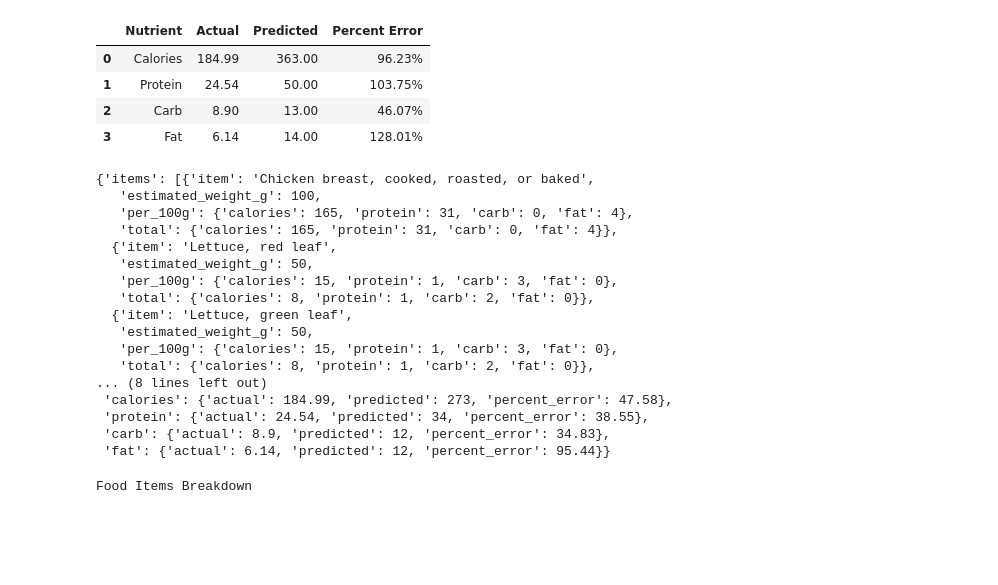
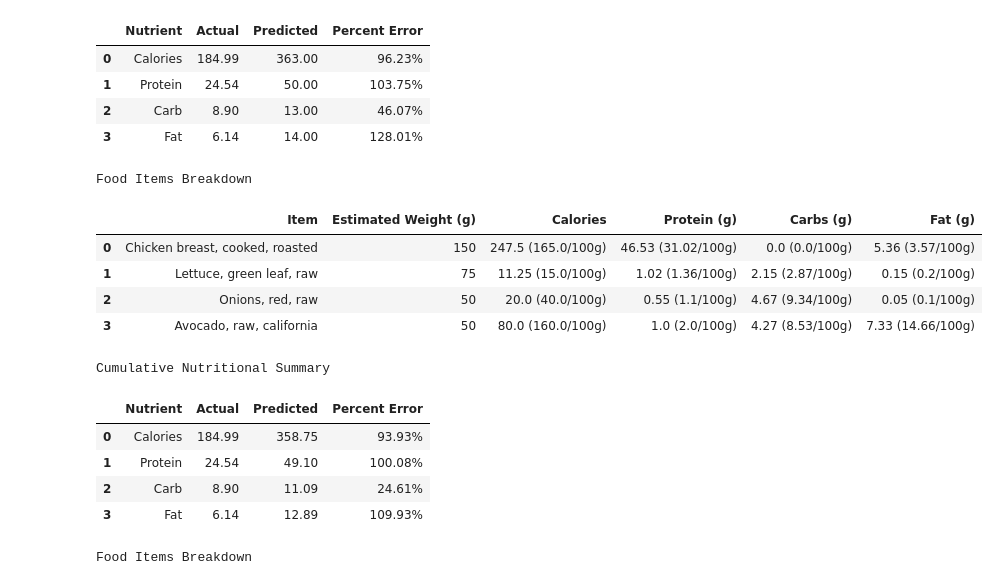
Before and after one commit to pattssun/FitHub, a Jupyter notebook: main.ipynb, the cells around one changed output. Saved outputs shown, nothing was run; the diff lists cells and outputs as text; code cells hidden in the pictures; blank space fills up the shorter version.

Commit message:
fix output format

```diff
--- a/main.ipynb
+++ b/main.ipynb
@@ -303,25 +240,22 @@ Cumulative Nutritional Summary
 | 3 | Fat | 6.14 | 14.00 | 128.01% |
 # %%
 predicted_data_4 = get_predicted_data("images/4.png")
-predicted_data_4
+formatted_predicted_data_4 = format_predicted_data(predicted_data_4, "images/4.png")
+display(formatted_predicted_data_4["items"])
+display(formatted_predicted_data_4["summary"])
 # %% [output]
-{'items': [{'item': 'Chicken breast, cooked, roasted, or baked',
-   'estimated_weight_g': 100,
-   'per_100g': {'calories': 165, 'protein': 31, 'carb': 0, 'fat': 4},
-   'total': {'calories': 165, 'protein': 31, 'carb': 0, 'fat': 4}},
-  {'item': 'Lettuce, red leaf',
-   'estimated_weight_g': 50,
-   'per_100g': {'calories': 15, 'protein': 1, 'carb': 3, 'fat': 0},
-   'total': {'calories': 8, 'protein': 1, 'carb': 2, 'fat': 0}},
-  {'item': 'Lettuce, green leaf',
-   'estimated_weight_g': 50,
-   'per_100g': {'calories': 15, 'protein': 1, 'carb': 3, 'fat': 0},
-   'total': {'calories': 8, 'protein': 1, 'carb': 2, 'fat': 0}},
-... (8 lines left out)
- 'calories': {'actual': 184.99, 'predicted': 273, 'percent_error': 47.58},
- 'protein': {'actual': 24.54, 'predicted': 34, 'percent_error': 38.55},
- 'carb': {'actual': 8.9, 'predicted': 12, 'percent_error': 34.83},
- 'fat': {'actual': 6.14, 'predicted': 12, 'percent_error': 95.44}}
+Food Items Breakdown
+|  | Item | Estimated Weight (g) | Calories | Protein (g) | Carbs (g) | Fat (g) |
+| 0 | Chicken breast, cooked, roasted | 150 | 247.5 (165.0/100g) | 46.53 (31.02/100g) | 0.0 (0.0/100g) | 5.36 (3.57/100g) |
+| 1 | Lettuce, green leaf, raw | 75 | 11.25 (15.0/100g) | 1.02 (1.36/100g) | 2.15 (2.87/100g) | 0.15 (0.2/100g) |
+| 2 | Onions, red, raw | 50 | 20.0 (40.0/100g) | 0.55 (1.1/100g) | 4.67 (9.34/100g) | 0.05 (0.1/100g) |
+| 3 | Avocado, raw, california | 50 | 80.0 (160.0/100g) | 1.0 (2.0/100g) | 4.27 (8.53/100g) | 7.33 (14.66/100g) |
+Cumulative Nutritional Summary
+|  | Nutrient | Actual | Predicted | Percent Error |
+| 0 | Calories | 184.99 | 358.75 | 93.93% |
+| 1 | Protein | 24.54 | 49.10 | 100.08% |
+| 2 | Carb | 8.90 | 11.09 | 24.61% |
+| 3 | Fat | 6.14 | 12.89 | 109.93% |
 # %%
 predicted_data_5 = get_predicted_data("images/5.png")
 formatted_predicted_data_5 = format_predicted_data(predicted_data_5, "images/5.png")
```
Also changed, not shown: parts of 23 cells of this notebook, 1 other file.
